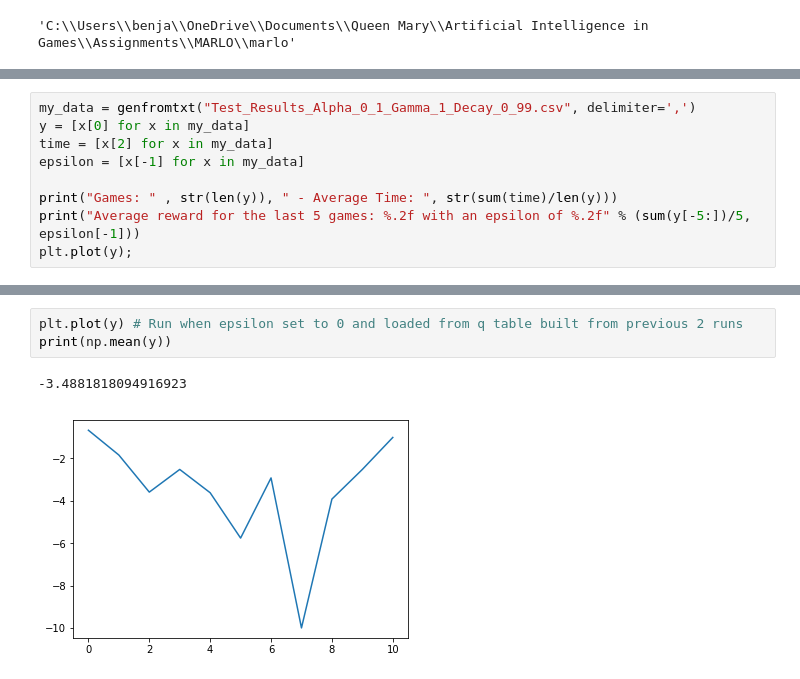
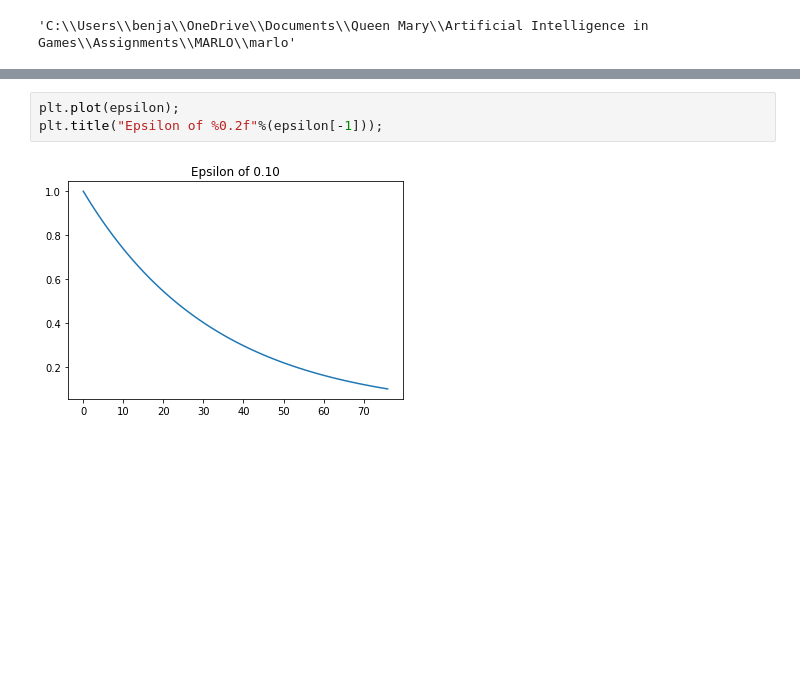
Before and after one commit to mattthelee/Marlo-Double-DQN, a Jupyter notebook: marloAnalysis.ipynb, the cells around one changed output, grey strips where cells are left out. Drawn from its saved outputs; the diff is of its cells as text; blank space fills up the shorter version.

```diff
--- a/marloAnalysis.ipynb
+++ b/marloAnalysis.ipynb
@@ -184,9 +170,0 @@ Average reward for the last 5 games: -3.79 with an epsilon of 0.14
-# %%
-my_data = genfromtxt("Test_Results_Alpha_0_1_Gamma_1_Decay_0_99.csv", delimiter=',')
-y = [x[0] for x in my_data]
-time = [x[2] for x in my_data]
-epsilon = [x[-1] for x in my_data]
-
-print("Games: " , str(len(y)), " - Average Time: ", str(sum(time)/len(y)))
-print("Average reward for the last 5 games: %.2f with an epsilon of %.2f" % (sum(y[-5:])/5, epsilon[-1]))
-plt.plot(y);
@@ -207,6 +171,5 @@ plt.plot(epsilon)
-# %%
-plt.plot(y) # Run when epsilon set to 0 and loaded from q table built from previous 2 runs
-print(np.mean(y))
-# %% [output]
--3.4881818094916923
-[figure, removed]
+# %%
+plt.plot(epsilon);
+plt.title("Epsilon of %0.2f"%(epsilon[-1]));
+# %% [output]
+[figure, added]
```
Also changed, not shown: parts of 14 cells of this notebook, 8 other files.
